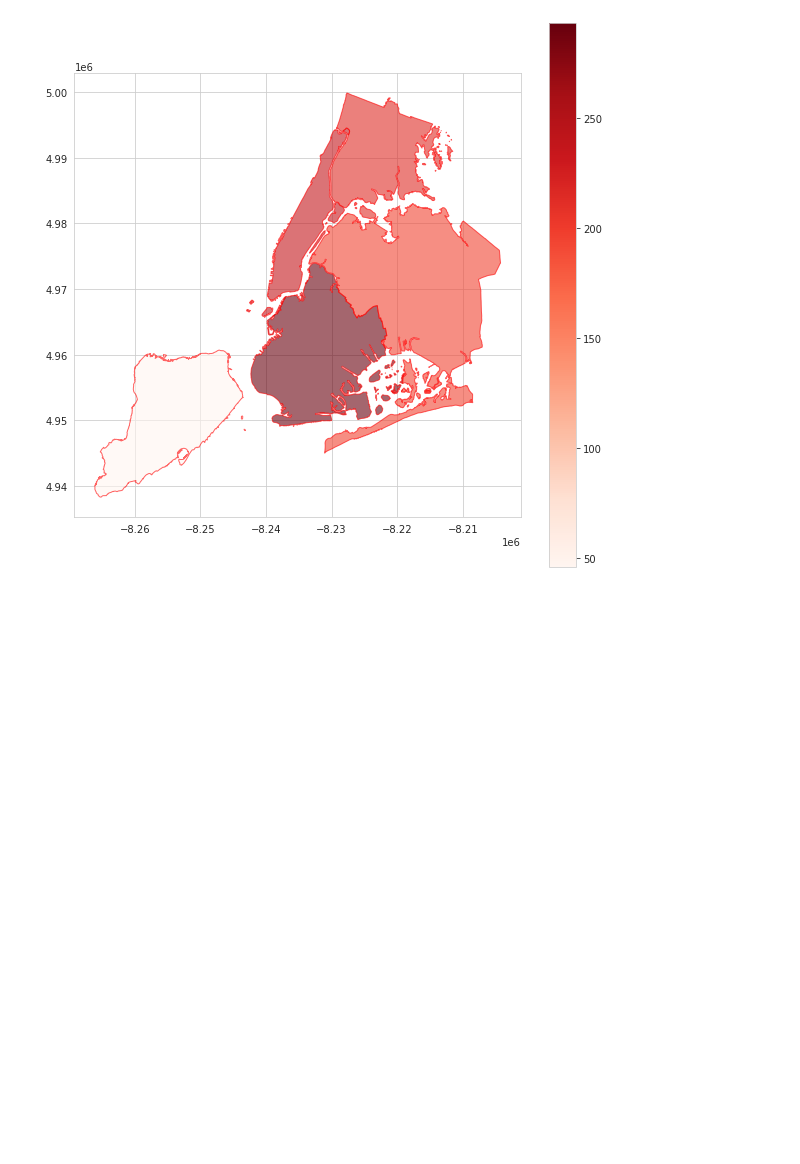
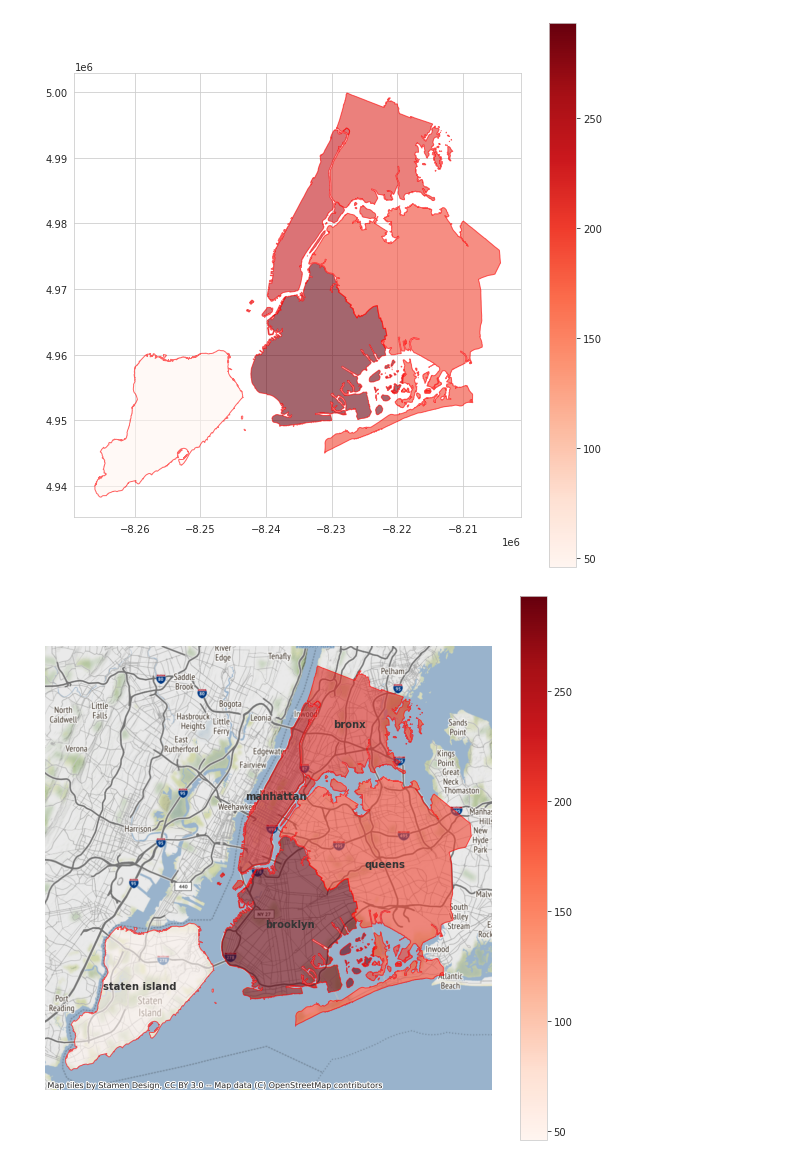
Before and after one commit to F1nalFortune/PySpark-NYC-Crime, a Jupyter notebook: data_analysis.ipynb, the cells around one changed output. Saved outputs shown, nothing was run; the diff lists cells and outputs as text; code cells hidden in the pictures; blank space fills up the shorter version.

Commit message:
plotted incidents per day on boroughs road map

```diff
--- a/data_analysis.ipynb
+++ b/data_analysis.ipynb
@@ -255,0 +259,26 @@ boroughs.plot(
+# %%
+fig, ax = plt.subplots(figsize=(10, 10))
+# Adding the name of the districts
+for index in boroughs.index:
+    plt.annotate(
+        boroughs.loc[index].boro_name,
+        (boroughs.loc[index].geometry.centroid.x,
+         boroughs.loc[index].geometry.centroid.y),
+        color='#353535',
+        # fontsize='large',
+        fontweight='heavy',
+        horizontalalignment='center'
+    )
+ax.set_axis_off()
+boroughs.plot(
+    column='inc_per_day',
+    cmap='Reds',
+    alpha=0.6,
+    edgecolor='r',
+    linestyle='-',
+    linewidth=1,
+    legend=True,
+    ax=ax)
+ctx.add_basemap(ax)
+# %% [output]
+[figure, added]
```
Also changed, not shown: parts of 1 cell of this notebook.
